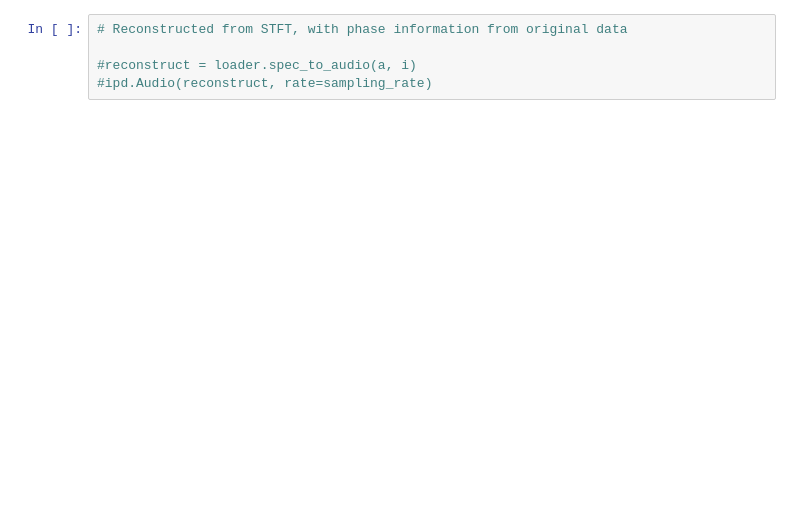
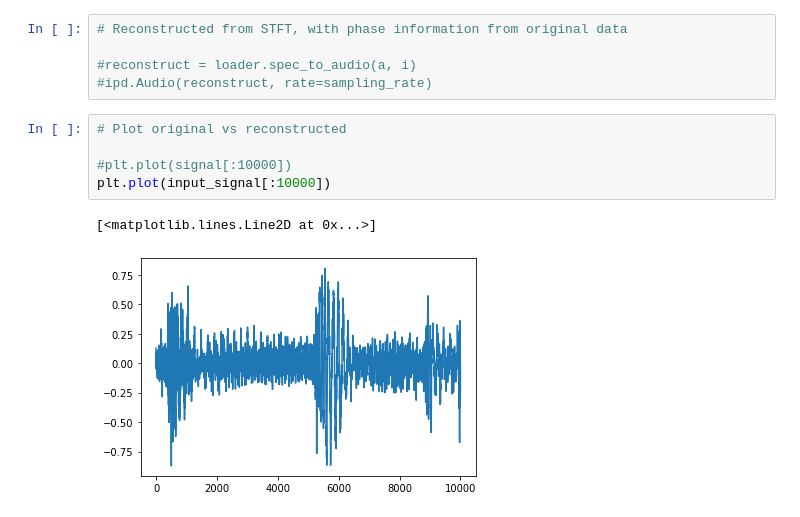
Before and after one commit to pgrady3/music-compression, a Jupyter notebook: autoencoder_freq.ipynb, the cells around one changed output. Drawn from its saved outputs; the diff is of its cells as text; blank space fills up the shorter version.

```diff
--- a/autoencoder_freq.ipynb
+++ b/autoencoder_freq.ipynb
@@ -34,3 +39,11 @@ ipd.Audio(signal, rate=sampling_rate)
 
 #reconstruct = loader.spec_to_audio(a, i)
 #ipd.Audio(reconstruct, rate=sampling_rate)
+# %%
+# Plot original vs reconstructed
+
+#plt.plot(signal[:10000])
+plt.plot(input_signal[:10000])
+# %% [output]
+[<matplotlib.lines.Line2D at 0x...>]
+[figure, added]
```
Also changed, not shown: parts of 9 cells of this notebook, 2 other files.
